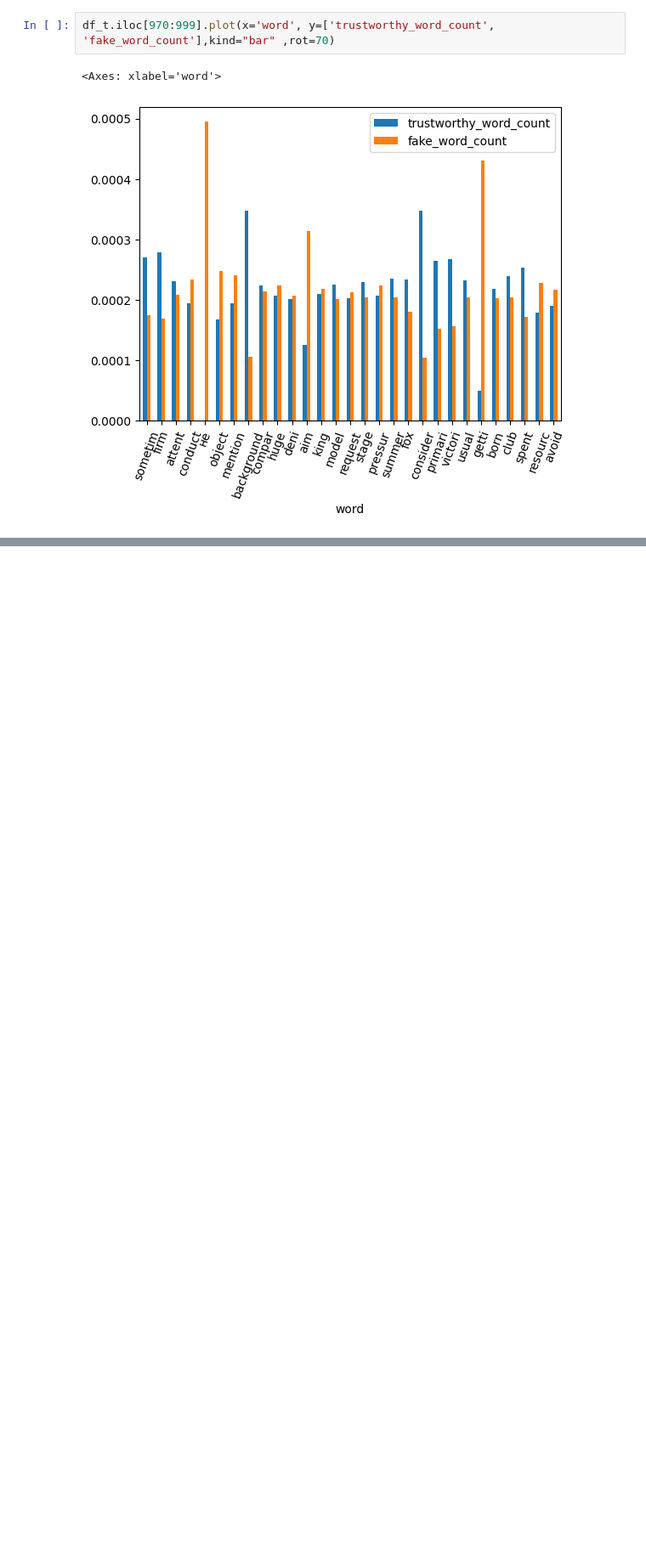
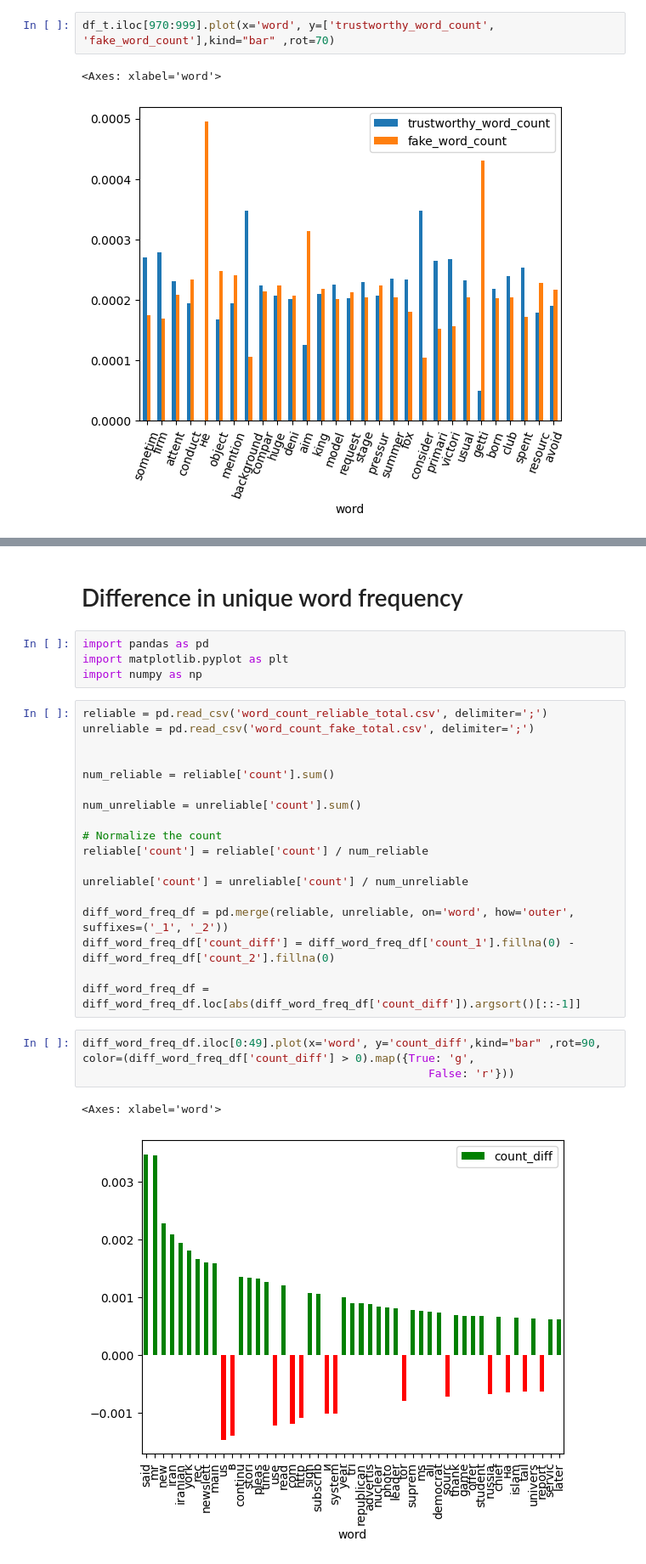
Before and after one commit to arnku/fake_news, a Jupyter notebook: data_visualization.ipynb, the cells around one changed output, grey strips where cells are left out. Shown at 85% size. Saved outputs shown, nothing was run; the diff lists cells and outputs as text; blank space fills up the shorter version.

```diff
--- a/data_visualization.ipynb
+++ b/data_visualization.ipynb
@@ -125,0 +148,30 @@ df_t.iloc[970:999].plot(x='word', y=['trustworthy_word_count', 'fake_word_count'
+# %% [markdown]
+# Difference in unique word frequency
+# %%
+import pandas as pd
+import matplotlib.pyplot as plt
+import numpy as np
+# %%
+reliable = pd.read_csv('word_count_reliable_total.csv', delimiter=';')
+unreliable = pd.read_csv('word_count_fake_total.csv', delimiter=';')
+
+
+num_reliable = reliable['count'].sum()
+
+num_unreliable = unreliable['count'].sum()
+
+# Normalize the count
+reliable['count'] = reliable['count'] / num_reliable
+
+unreliable['count'] = unreliable['count'] / num_unreliable
+
+diff_word_freq_df = pd.merge(reliable, unreliable, on='word', how='outer', suffixes=('_1', '_2'))
+diff_word_freq_df['count_diff'] = diff_word_freq_df['count_1'].fillna(0) - diff_word_freq_df['count_2'].fillna(0)
+
+diff_word_freq_df = diff_word_freq_df.loc[abs(diff_word_freq_df['count_diff']).argsort()[::-1]]
+# %%
+diff_word_freq_df.iloc[0:49].plot(x='word', y='count_diff',kind="bar" ,rot=90, color=(diff_word_freq_df['count_diff'] > 0).map({True: 'g',
+                                                    False: 'r'}))
+# %% [output]
+<Axes: xlabel='word'>
+[figure, added]
```
Also changed, not shown: parts of 8 cells of this notebook.
